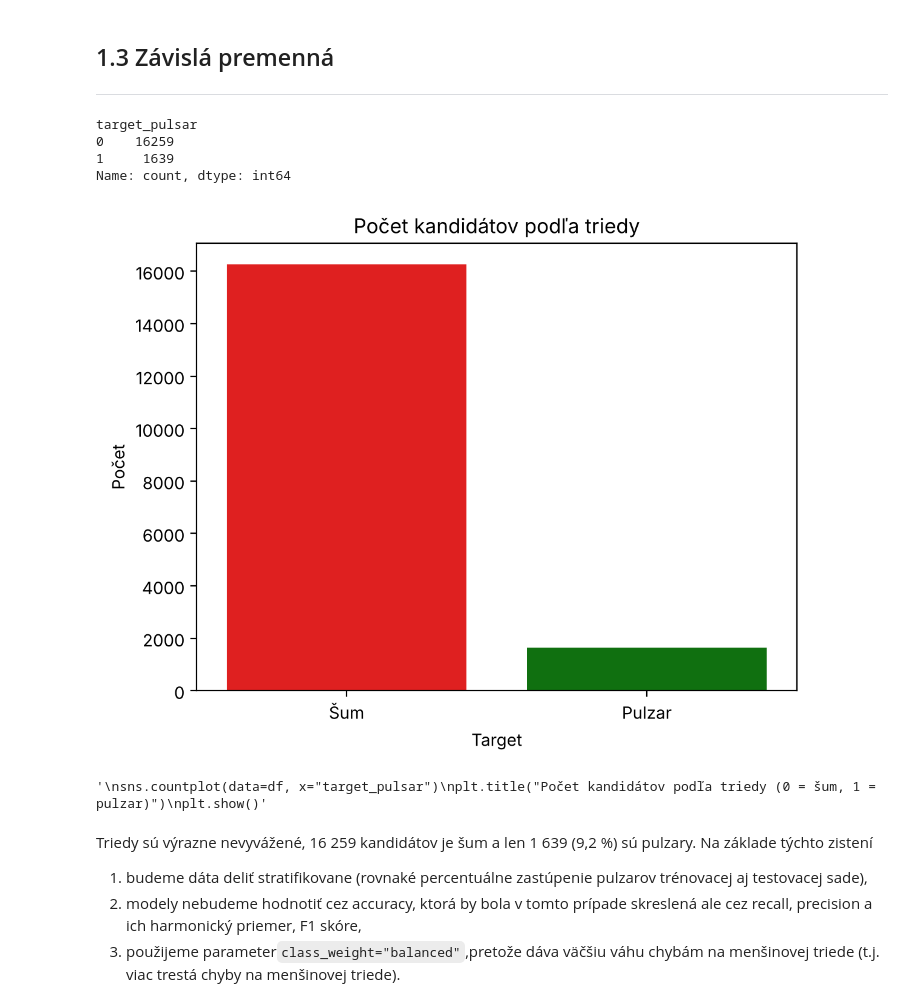
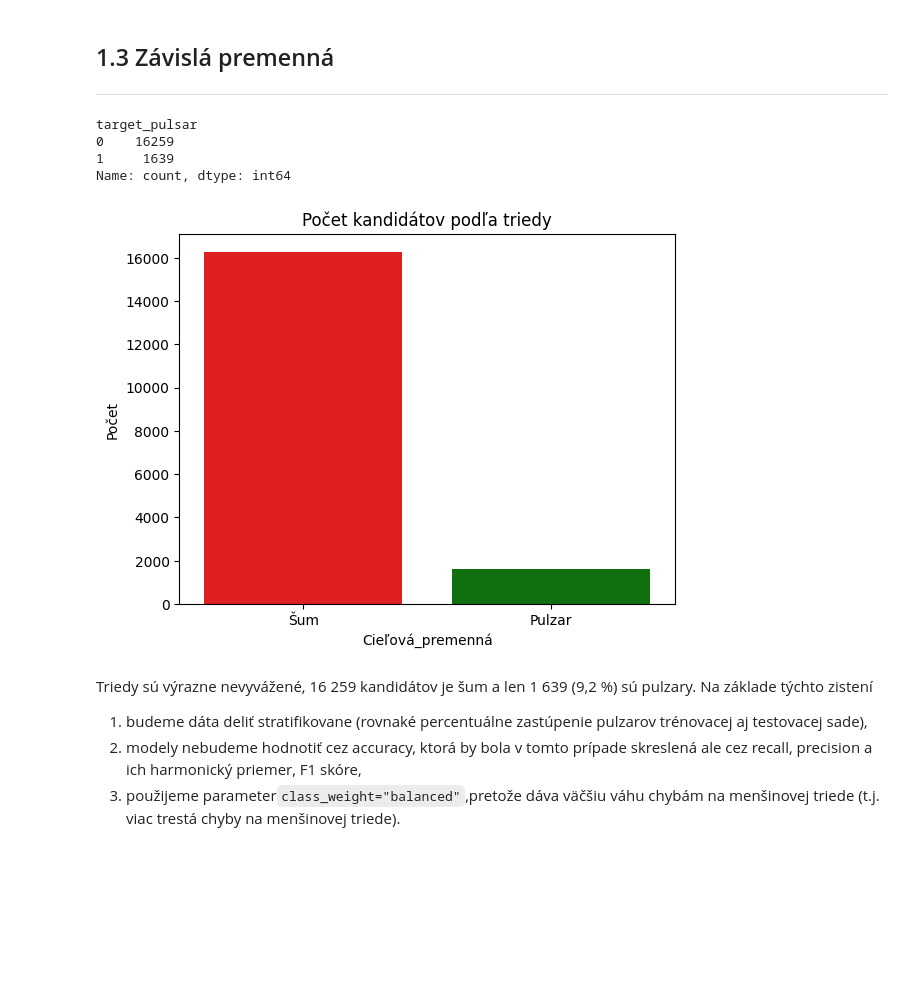
Before and after one commit to SimonaBednarikova/ML_pulsar_projekt_S1_r1, a Jupyter notebook: pulzary_projekt.ipynb, the cells around one changed output. Cells and saved outputs as stored; diff of their text form; code cells hidden in the pictures; blank space fills up the shorter version.

```diff
--- a/pulzary_projekt.ipynb
+++ b/pulzary_projekt.ipynb
@@ -212,24 +215,19 @@ df.describe().T.round(2)
 # %%
 # počet kandidátov v každej triede
 print(df["target_pulsar"].value_counts())
 
-# stĺpcový graf počtu kandidátov, každá trieda vlastnou farbou
-ax = sns.countplot(data=df, x="target_pulsar", hue="target_pulsar", palette=["red", "green"], legend=False)
+
+ax = sns.countplot(data=df, x="target_pulsar", hue="target_pulsar", palette=["red", "green"], legend=False) #stĺpcový graf počtu kandidátov, každá trieda vlastnou farbou
 
 # nadpis, popisy osí a názvy tried namiesto 0/1
-ax.set(title="Počet kandidátov podľa triedy", xlabel="Target", ylabel="Počet", xticks=[0, 1], xticklabels=["Šum", "Pulzar"])
+ax.set(title="Počet kandidátov podľa triedy", xlabel="Cieľová_premenná", ylabel="Počet", xticklabels=["Šum", "Pulzar"])
 plt.show()
-"""
-sns.countplot(data=df, x="target_pulsar")
-plt.title("Počet kandidátov podľa triedy (0 = šum, 1 = pulzar)")
-plt.show()"""
 # %% [output]
 target_pulsar
 0    16259
 1     1639
 Name: count, dtype: int64
-[figure, old version]
+[figure, new version]
-'\nsns.countplot(data=df, x="target_pulsar")\nplt.title("Počet kandidátov podľa triedy (0 = šum, 1 = pulzar)")\nplt.show()'
 # %% [markdown]
 Triedy sú výrazne nevyvážené, 16 259 kandidátov je šum a len 1 639 (9,2 %) sú pulzary.
 Na základe týchto zistení
```
Also changed, not shown: parts of 24 cells of this notebook.
